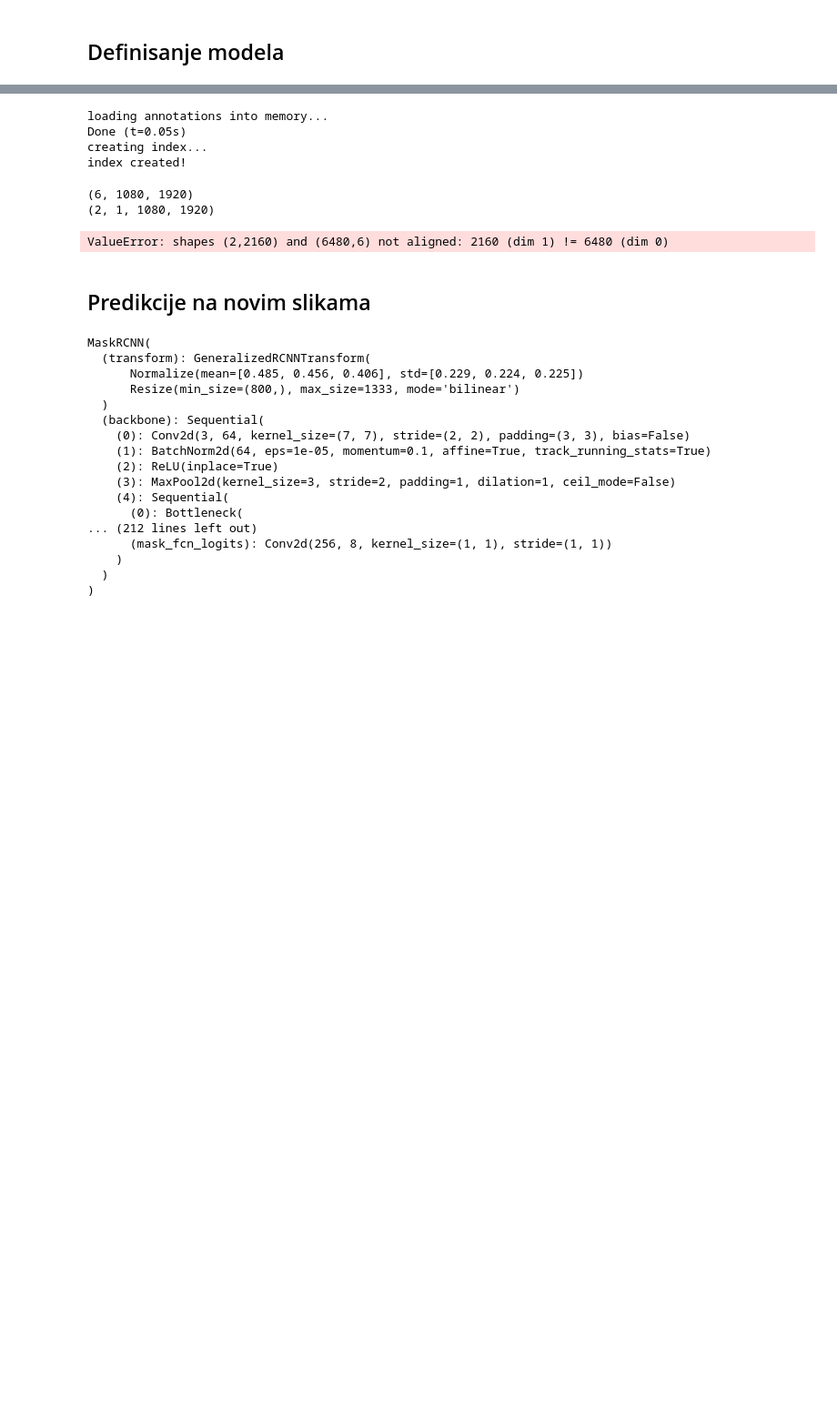
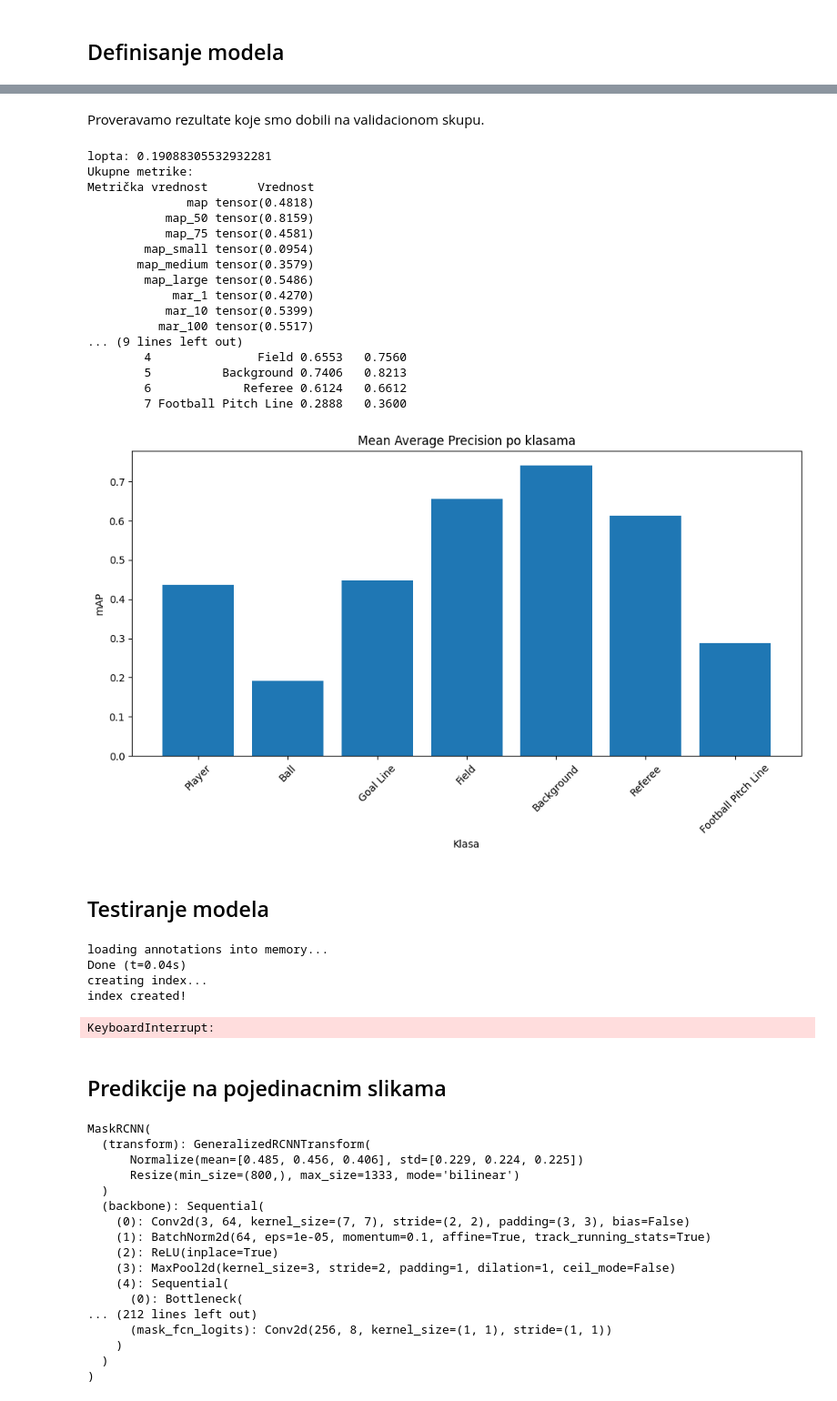
Before and after one commit to kristijanpetronijevic/panoptic, a Jupyter notebook: code/models/mask_rcnn.ipynb, the cells around one changed output, grey strips where cells are left out. Shown at 91% size. Drawn from its saved outputs; the diff is of its cells as text; code cells hidden in the pictures; blank space fills up the shorter version.

Commit message:
fpn, data augmentation, ...

```diff
--- a/code/models/mask_rcnn.ipynb
+++ b/code/models/mask_rcnn.ipynb
@@ -276,9 +383,8 @@ def train(model, train_loader, val_loader, optimizer, lr_scheduler, num_epochs =
 # %%
-def test(model, device, data_path, annotation_paths):
-    dataset = CustomDataset(data_path, annotation_paths, transforms=T.Compose([T.ToTensor()]))
-    data_loader = DataLoader(dataset, batch_size=2, shuffle=False, num_workers=2, collate_fn=lambda x: tuple(zip(*x)))
+def test(model, device, test_loader, class_names = None):
+    mean_loss, mAP, map_70 = evaluate(model, test_loader, device)
 
-    mean_loss, mAP, mAP_classes = evaluate(model, data_loader, device)
+    visualize_metrics(mAP, categories)
 # %%
 def plot_losses(train_losses, val_losses):
     epochs = [i for i in range(1, len(val_losses)+1)]
@@ -334,0 +456,2 @@ TypeError: list indices must be integers or slices, not str
+# %%
+load_model_weights_and_optimizer(model, optimizer, MODEL_DIR_PATH, '5_2024.09.23_21.18.44')
@@ -361,13 +506,51 @@ plot_losses(train_losses, val_losses)
-# %%
-test(model, 'cuda', data_path=IMAGES_DIR, annotation_paths=[TEST_ANNOTATION])
-# %% [output]
-loading annotations into memory...
-Done (t=0.05s)
-creating index...
-index created!
-(6, 1080, 1920)
-(2, 1, 1080, 1920)
-ValueError: shapes (2,2160) and (6480,6) not aligned: 2160 (dim 1) != 6480 (dim 0)
+# %% [markdown]
+Proveravamo rezultate koje smo dobili na validacionom skupu.
+# %%
+categories = {
+    1: "Player",
+    2: "Ball",
+    3: "Goal Line",
+    4: "Field",
+    5: "Background",
+    6: "Referee",
+    7: "Football Pitch Line",
+}
+
+test(model, 'cuda', val_loader)
+# %% [output]
+lopta: 0.19088305532932281
+Ukupne metrike:
+Metrička vrednost       Vrednost
+              map tensor(0.4818)
+           map_50 tensor(0.8159)
+           map_75 tensor(0.4581)
+        map_small tensor(0.0954)
+       map_medium tensor(0.3579)
+        map_large tensor(0.5486)
+            mar_1 tensor(0.4270)
+           mar_10 tensor(0.5399)
+          mar_100 tensor(0.5517)
+... (9 lines left out)
+        4               Field 0.6553   0.7560
+        5          Background 0.7406   0.8213
+        6             Referee 0.6124   0.6612
+        7 Football Pitch Line 0.2888   0.3600
+[figure, added]
+# %% [markdown]
+## Testiranje modela
+# %%
+test_dataset = CustomDataset(IMAGES_DIR, [
+    TEST_ANNOTATION
+], transforms=T.Compose([T.ToTensor()]))
+test_loader = DataLoader(test_dataset, batch_size=4, shuffle=False, num_workers=2, collate_fn=lambda x: tuple(zip(*x)))
+
+test(model, 'cuda', test_loader)
+# %% [output]
+loading annotations into memory...
+Done (t=0.04s)
+creating index...
+index created!
+KeyboardInterrupt:
 # %% [markdown]
-## Predikcije na novim slikama
+## Predikcije na pojedinacnim slikama
 # %%
```
Also changed, not shown: parts of 39 cells of this notebook, 3 other files.
